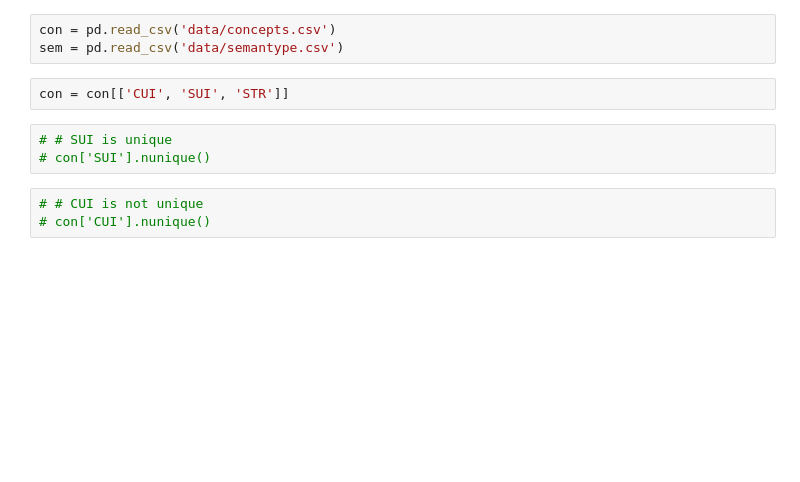
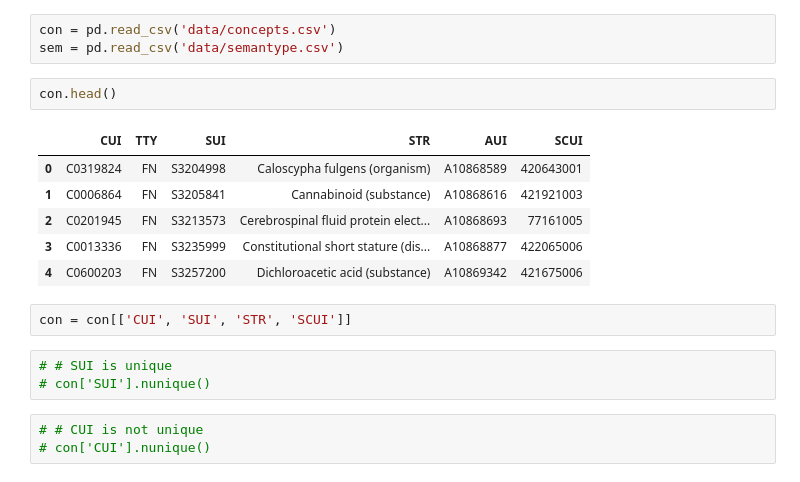
Before and after one commit to wtgme/snomed, a Jupyter notebook: networks.ipynb, the cells around one changed output. Drawn from its saved outputs; the diff is of its cells as text; blank space fills up the shorter version.

```diff
--- a/networks.ipynb
+++ b/networks.ipynb
@@ -25,8 +25,17 @@ hv.opts.defaults(
 # %%
 con = pd.read_csv('data/concepts.csv')
 sem = pd.read_csv('data/semantype.csv')
+# %%
+con.head()
+# %% [output]
+|  | CUI | TTY | SUI | STR | AUI | SCUI |
+| 0 | C0319824 | FN | S3204998 | Caloscypha fulgens (organism) | A10868589 | 420643001 |
+| 1 | C0006864 | FN | S3205841 | Cannabinoid (substance) | A10868616 | 421921003 |
+| 2 | C0201945 | FN | S3213573 | Cerebrospinal fluid protein elect... | A10868693 | 77161005 |
+| 3 | C0013336 | FN | S3235999 | Constitutional short stature (dis... | A10868877 | 422065006 |
+| 4 | C0600203 | FN | S3257200 | Dichloroacetic acid (substance) | A10869342 | 421675006 |
 # %%
-con = con[['CUI', 'SUI', 'STR']]
+con = con[['CUI', 'SUI', 'STR', 'SCUI']]
 # %%
 # # SUI is unique
 # con['SUI'].nunique()
```
Also changed, not shown: parts of 12 cells of this notebook.
